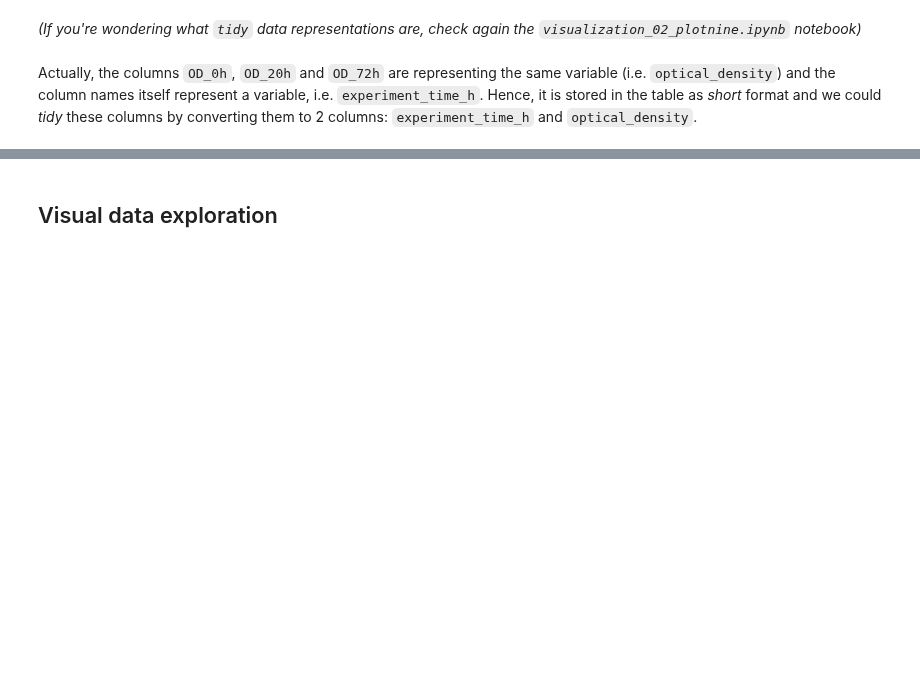
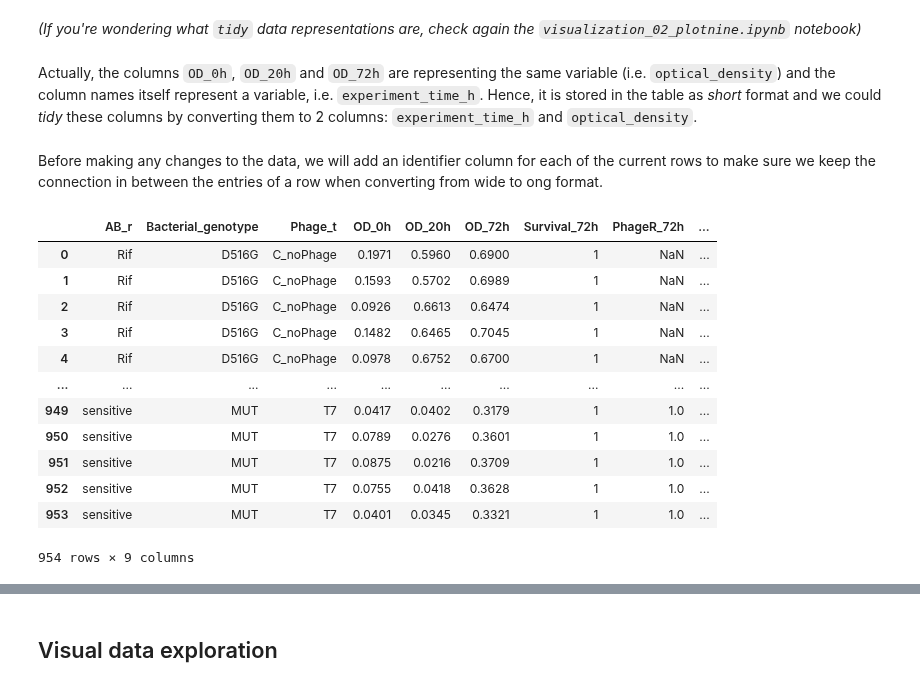
Before and after one commit to jorisvandenbossche/DS-python-data-analysis, a Jupyter notebook: _solved/case3_bacterial_resistance_lab_experiment.ipynb, the cells around one changed output, grey strips where cells are left out. Cells and saved outputs as stored; diff of their text form; code cells hidden in the pictures; blank space fills up the shorter version.

```diff
--- a/_solved/case3_bacterial_resistance_lab_experiment.ipynb
+++ b/_solved/case3_bacterial_resistance_lab_experiment.ipynb
@@ -84,6 +89,25 @@ falcor.head()
 *(If you're wondering what `tidy` data representations are, check again the `visualization_02_plotnine.ipynb` notebook)*
 # %% [markdown]
 Actually, the columns `OD_0h`, `OD_20h` and `OD_72h` are representing the same variable (i.e. `optical_density`) and the column names itself represent a variable, i.e. `experiment_time_h`. Hence, it is stored in the table as *short* format and we could *tidy* these columns by converting them to 2 columns: `experiment_time_h` and `optical_density`.
+# %% [markdown]
+Before making any changes to the data, we will add an identifier column for each of the current rows to make sure we keep the connection in between the entries of a row when converting from wide to ong format.
+# %%
+main_experiment["experiment_ID"] = ["ID_" + str(idx) for idx in range(len(main_experiment))]
+main_experiment
+# %% [output]
+|  | AB_r | Bacterial_genotype | Phage_t | OD_0h | OD_20h | OD_72h | Survival_72h | PhageR_72h | ... |
+| 0 | Rif | D516G | C_noPhage | 0.1971 | 0.5960 | 0.6900 | 1 | NaN | ... |
+| 1 | Rif | D516G | C_noPhage | 0.1593 | 0.5702 | 0.6989 | 1 | NaN | ... |
+| 2 | Rif | D516G | C_noPhage | 0.0926 | 0.6613 | 0.6474 | 1 | NaN | ... |
+| 3 | Rif | D516G | C_noPhage | 0.1482 | 0.6465 | 0.7045 | 1 | NaN | ... |
+| 4 | Rif | D516G | C_noPhage | 0.0978 | 0.6752 | 0.6700 | 1 | NaN | ... |
+| ... | ... | ... | ... | ... | ... | ... | ... | ... | ... |
+| 949 | sensitive | MUT | T7 | 0.0417 | 0.0402 | 0.3179 | 1 | 1.0 | ... |
+| 950 | sensitive | MUT | T7 | 0.0789 | 0.0276 | 0.3601 | 1 | 1.0 | ... |
+| 951 | sensitive | MUT | T7 | 0.0875 | 0.0216 | 0.3709 | 1 | 1.0 | ... |
+| 952 | sensitive | MUT | T7 | 0.0755 | 0.0418 | 0.3628 | 1 | 1.0 | ... |
+| 953 | sensitive | MUT | T7 | 0.0401 | 0.0345 | 0.3321 | 1 | 1.0 | ... |
+954 rows × 9 columns
 # %% [markdown]
 <div class="alert alert-success">
 
```
Also changed, not shown: parts of 14 cells of this notebook, 1 other file.
